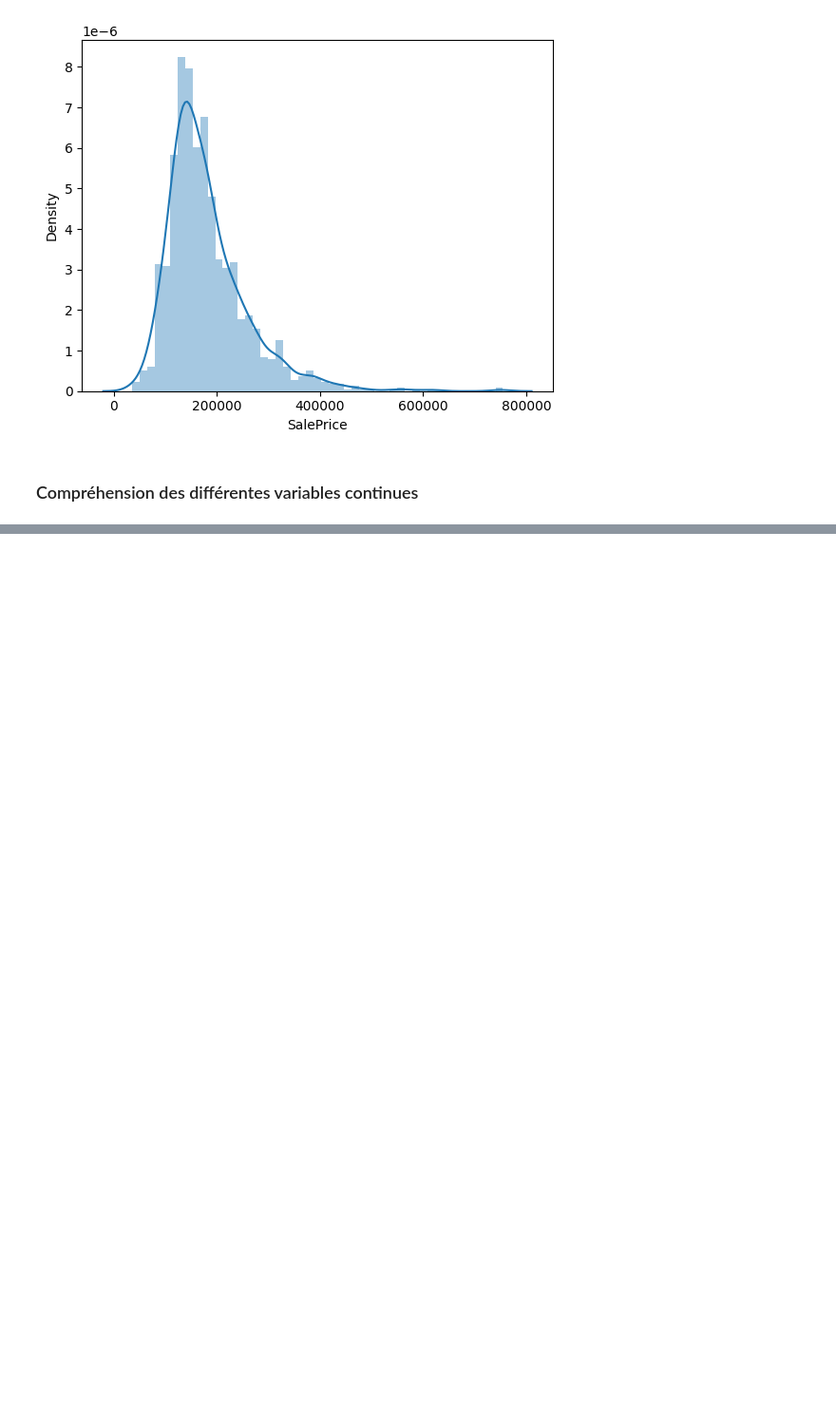
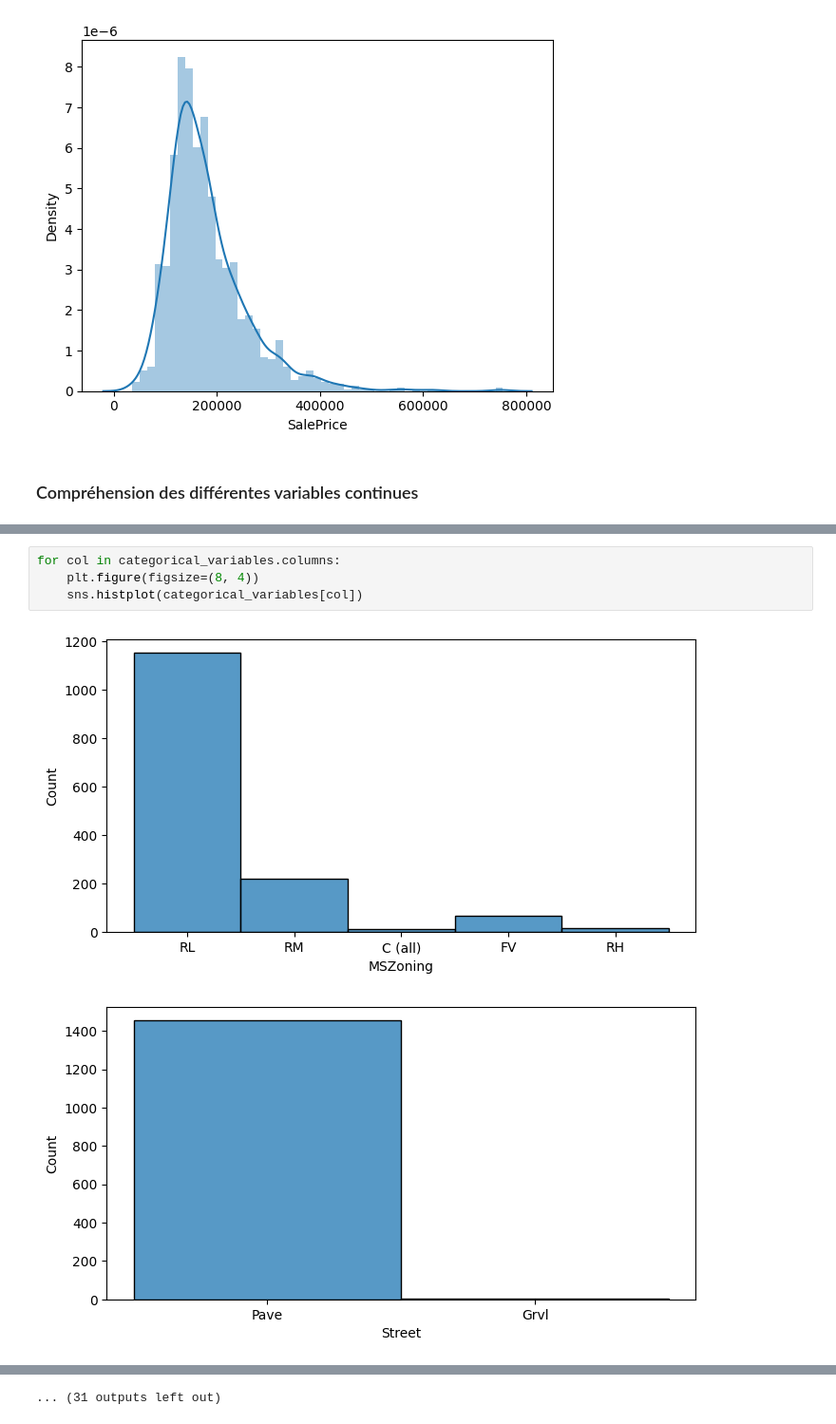
Before and after one commit to Xylot0/KaggleProjects, a Jupyter notebook: housing-prices.ipynb, the cells around one changed output, grey strips where cells are left out. Shown at 95% size. Cells and saved outputs as stored; diff of their text form; blank space fills up the shorter version.

```diff
--- a/housing-prices.ipynb
+++ b/housing-prices.ipynb
@@ -146,0 +224,7 @@ for col in int_variables.columns:
+# %%
+for col in categorical_variables.columns:
+    plt.figure(figsize=(8, 4))
+    sns.histplot(categorical_variables[col])
+# %% [output]
+[figure, added]
+[figure, added]
@@ -146,0 +241 @@ for col in int_variables.columns:
+... (31 outputs left out)
```
Also changed, not shown: parts of 8 cells of this notebook.
